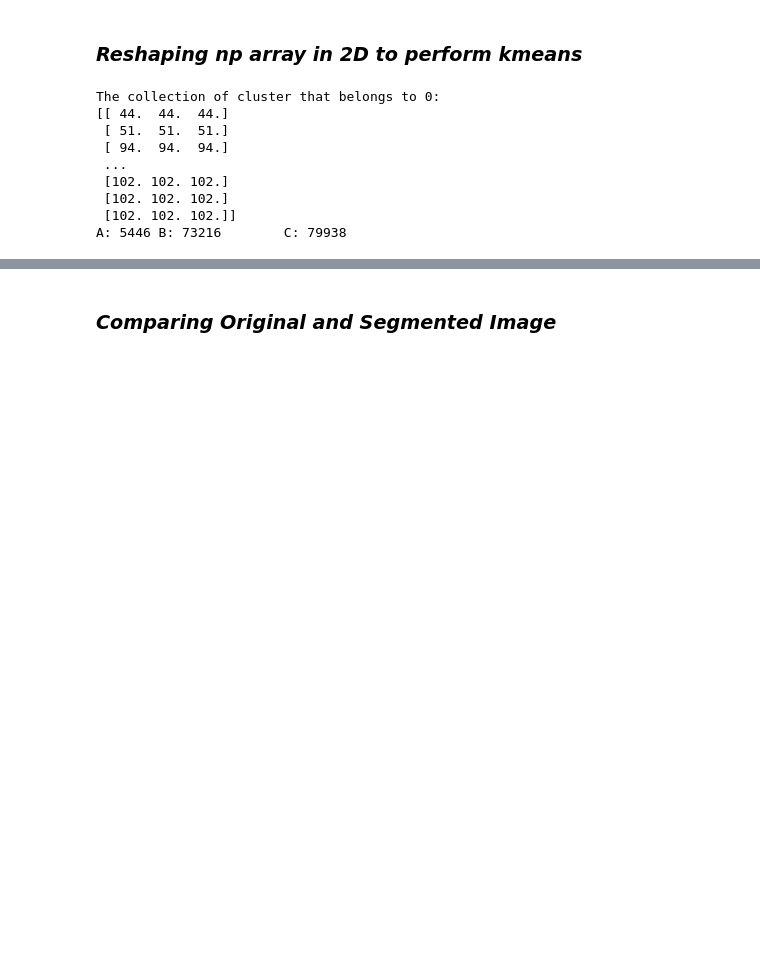
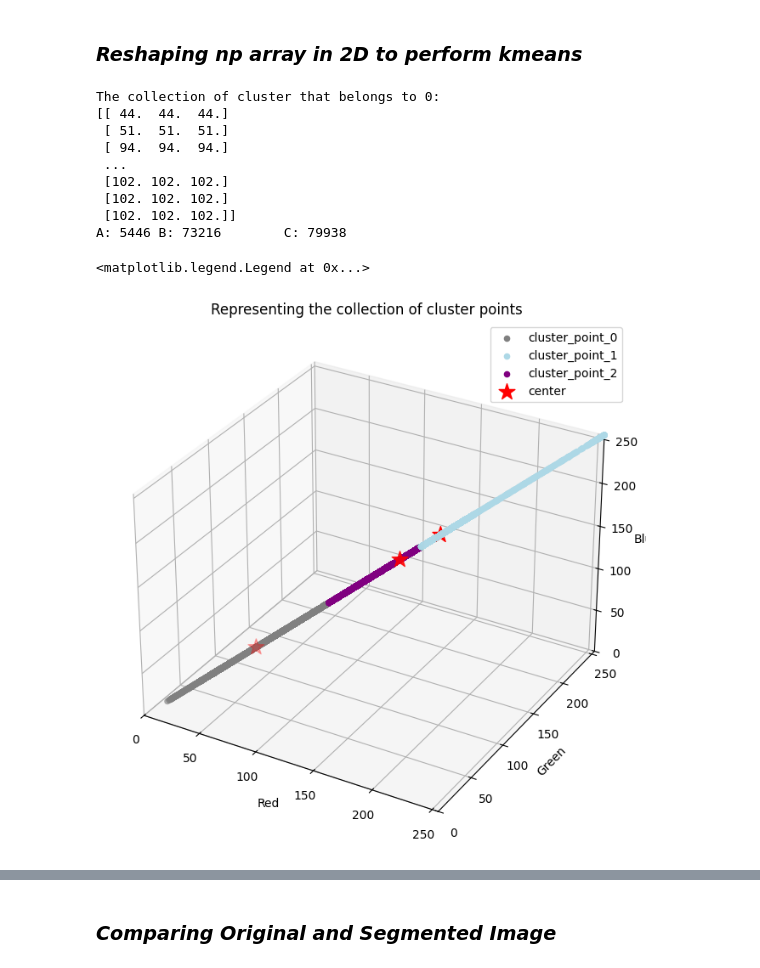
Before and after one commit to Akhilan-xd/Empty_-_Detection_ML, a Jupyter notebook: src/empty.ipynb, the cells around one changed output, grey strips where cells are left out. Drawn from its saved outputs; the diff is of its cells as text; code cells hidden in the pictures; blank space fills up the shorter version.

```diff
--- a/src/empty.ipynb
+++ b/src/empty.ipynb
@@ -247,49 +249,51 @@ clusters = np.unique(label)  # Get unique cluster labels i.e., [0,1,2]
 cluster_points = {cluster: [] for cluster in clusters}  # Dictionary to store points per cluster
 # print(cluster_points)
 
 for cluster_id in clusters:
     cluster_points[cluster_id] = vectorized[label == cluster_id]
 
 print(f'The collection of cluster that belongs to 0: \n{cluster_points[0]}')  # Points in cluster 0
 A = cluster_points[0]
 B = cluster_points[1]
 C = cluster_points[2]
 
 print(f'A: {len(A)}\tB: {len(B)}\tC: {len(C)}')
 
 # D = cluster_points[3]
 # E = cluster_points[4]
 
-# fig = plt.figure(figsize=(12,8))
-# ax = plt.axes(projection='3d')
+fig = plt.figure(figsize=(12,8))
+ax = plt.axes(projection='3d')
 
-# ax.scatter(A[:,0],A[:,1],A[:,2],c='grey',label='cluster_point_0')
-# ax.scatter(B[:,0],B[:,1],B[:,2],c='lightblue',label='cluster_point_1')
-# ax.scatter(C[:,0],C[:,1],C[:,2],c='purple',label='cluster_point_2')
-# ax.scatter(center[:,0],center[:,1],center[:,2],c='red',marker='*',label="center")
+ax.scatter(A[:,0],A[:,1],A[:,2],c='grey',label='cluster_point_0')
+ax.scatter(B[:,0],B[:,1],B[:,2],c='lightblue',label='cluster_point_1')
+ax.scatter(C[:,0],C[:,1],C[:,2],c='purple',label='cluster_point_2')
+ax.scatter(center[:,0],center[:,1],center[:,2],s=200,c='red',marker='*',label="center")
 
-# # ax.scatter(D[:,0],D[:,1],D[:,2],c='green')
-# # ax.scatter(E[:,0],E[:,1],E[:,2],c='silver')
+# ax.scatter(D[:,0],D[:,1],D[:,2],c='green')
+# ax.scatter(E[:,0],E[:,1],E[:,2],c='silver')
 
 
-# ax.set_xlim([0,255])
-# ax.set_ylim([0,255])
-# ax.set_zlim([0,255])
-# ax.set_xlabel('Red')
-# ax.set_ylabel('Green')
-# ax.set_zlabel('Blue')
-# ax.set_title("Representing the collection of cluster points")
-# ax.legend()
+ax.set_xlim([0,255])
+ax.set_ylim([0,255])
+ax.set_zlim([0,255])
+ax.set_xlabel('Red')
+ax.set_ylabel('Green')
+ax.set_zlabel('Blue')
+ax.set_title("Representing the collection of cluster points")
+ax.legend()
 # %% [output]
 The collection of cluster that belongs to 0:
 [[ 44.  44.  44.]
  [ 51.  51.  51.]
  [ 94.  94.  94.]
  ...
  [102. 102. 102.]
  [102. 102. 102.]
  [102. 102. 102.]]
 A: 5446 B: 73216        C: 79938
+<matplotlib.legend.Legend at 0x...>
+[figure, added]
 # %%
 # Visulaizing the labels using scatter plot
 
```
Also changed, not shown: parts of 11 cells of this notebook, 1 other file.
